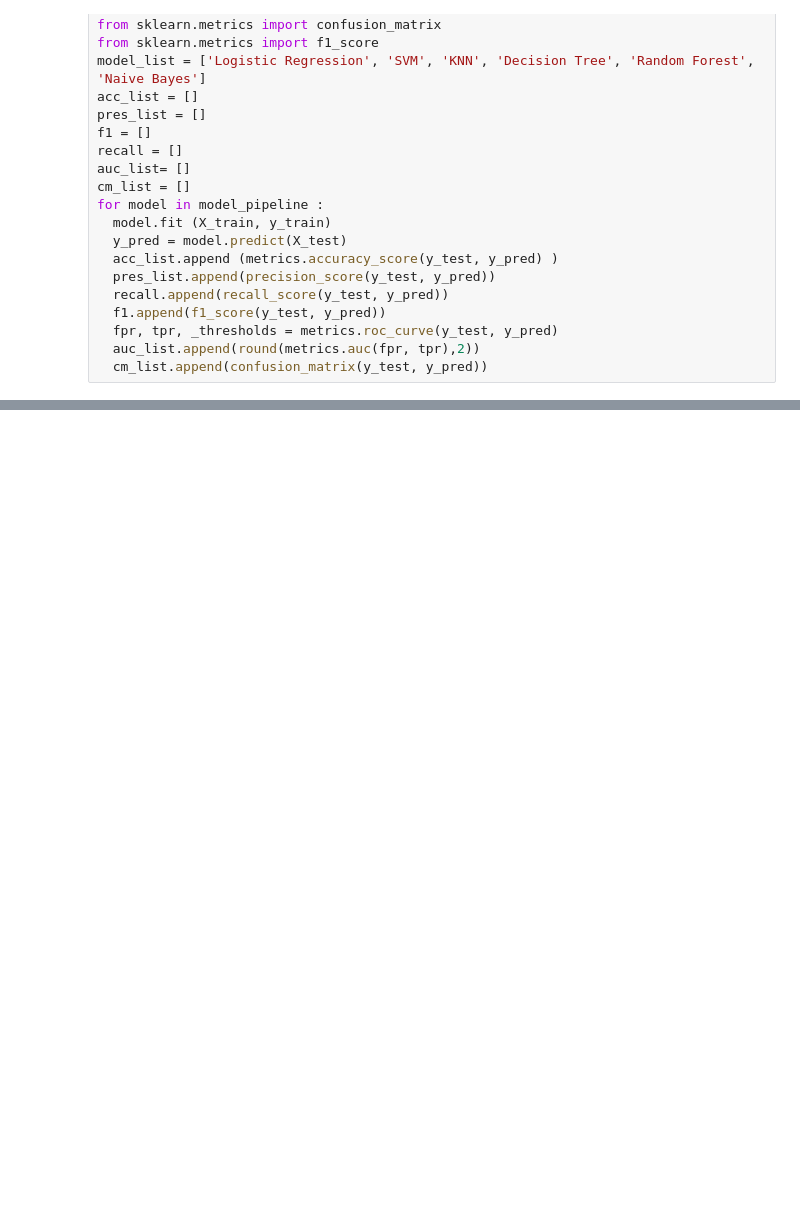
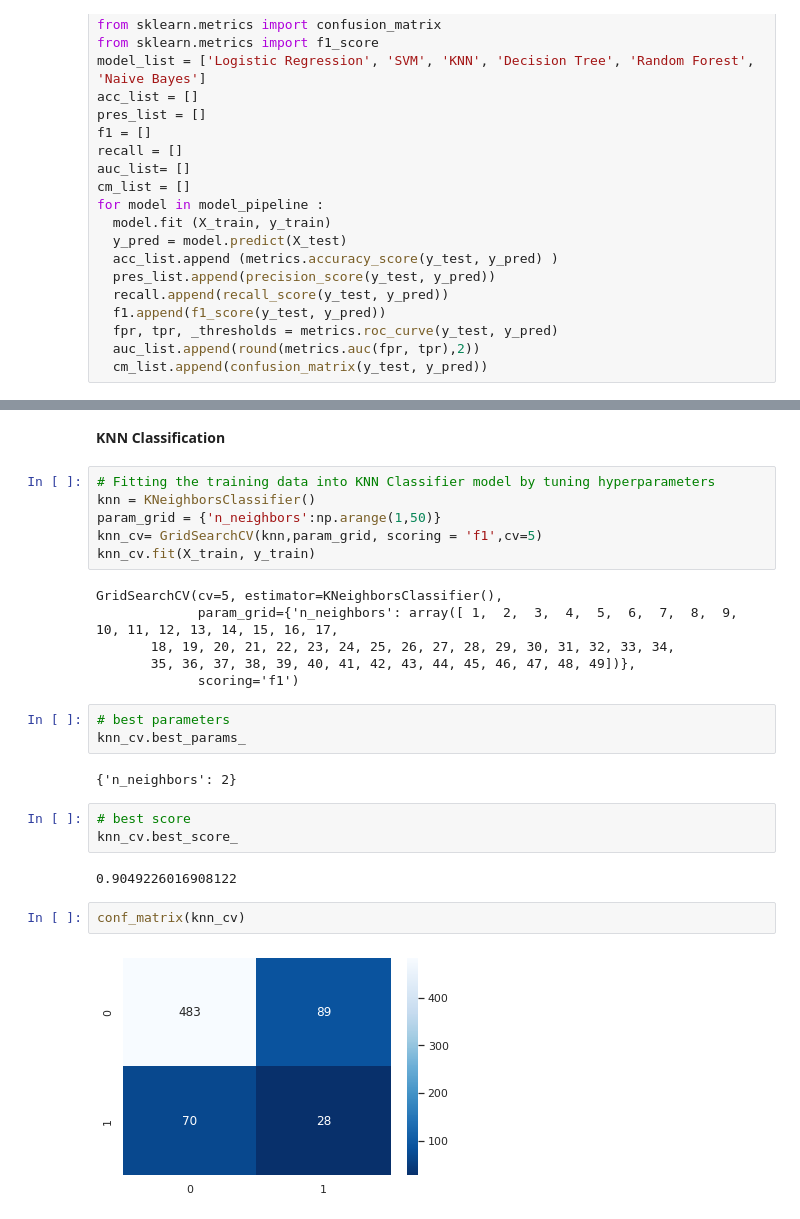
Before and after one commit to ahmedshaik982/Cardiovascular_Risk_Prediction, a Jupyter notebook: Cardiovascular_Risk_Prediction_Capstone_Project.ipynb, the cells around one changed output, grey strips where cells are left out. Saved outputs shown, nothing was run; the diff lists cells and outputs as text; blank space fills up the shorter version.

```diff
--- a/Cardiovascular_Risk_Prediction_Capstone_Project.ipynb
+++ b/Cardiovascular_Risk_Prediction_Capstone_Project.ipynb
@@ -1090,2 +1091,30 @@ sns.heatmap(cm_knn, annot = True, cmap = 'Blues_r',fmt='g')
+# %% [markdown]
+**KNN Classification**
+# %%
+# Fitting the training data into KNN Classifier model by tuning hyperparameters
+knn = KNeighborsClassifier()
+param_grid = {'n_neighbors':np.arange(1,50)}
+knn_cv= GridSearchCV(knn,param_grid, scoring = 'f1',cv=5)
+knn_cv.fit(X_train, y_train)
+# %% [output]
+GridSearchCV(cv=5, estimator=KNeighborsClassifier(),
+             param_grid={'n_neighbors': array([ 1,  2,  3,  4,  5,  6,  7,  8,  9, 10, 11, 12, 13, 14, 15, 16, 17,
+       18, 19, 20, 21, 22, 23, 24, 25, 26, 27, 28, 29, 30, 31, 32, 33, 34,
+       35, 36, 37, 38, 39, 40, 41, 42, 43, 44, 45, 46, 47, 48, 49])},
+             scoring='f1')
+# %%
+# best parameters
+knn_cv.best_params_
+# %% [output]
+{'n_neighbors': 2}
+# %%
+# best score
+knn_cv.best_score_
+# %% [output]
+0.9049226016908122
+# %%
+conf_matrix(knn_cv)
+# %% [output]
+[figure, added]
 # %%
 score(knn_cv)
```
Also changed, not shown: parts of 71 cells of this notebook.
